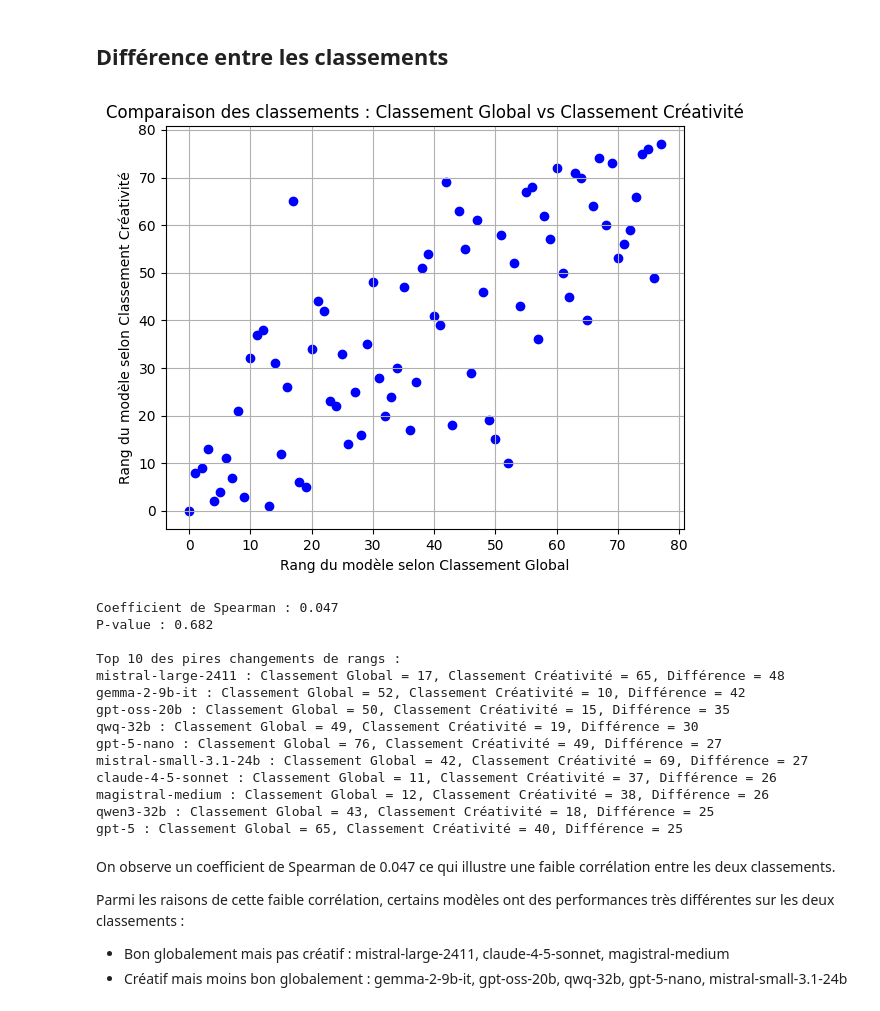
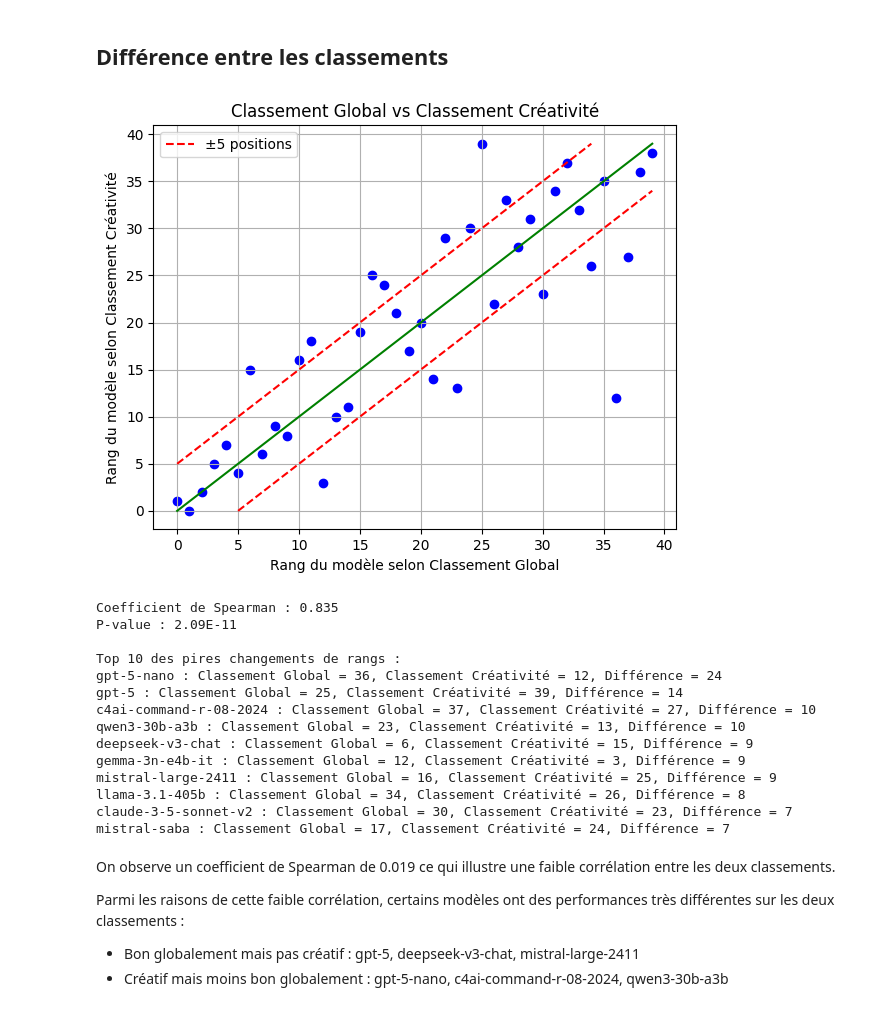
Before and after one commit to alexandre-faure/creativity-llm-comparia, a Jupyter notebook: 2_1_bradley_terry.ipynb, the cells around one changed output. Drawn from its saved outputs; the diff is of its cells as text; code cells hidden in the pictures.

Commit message:
Updated bradley terry

```diff
--- a/2_1_bradley_terry.ipynb
+++ b/2_1_bradley_terry.ipynb
@@ -276,5 +336,21 @@ array([[ 0,  1,  9, ...,  1,  3,  2],
 # %%
-beta_creative, ranking_creative = estimate_bradley_terry(creative_gains)
-print("Classement créatif des modèles (indices):", ranking_creative)
-print("Top 10 du classement créatif des modèles (noms):", [models[i] for i in ranking_creative][:5])
+duels = []
+for i, j in product(range(len(models)), repeat=2):
+    for _ in range(creative_gains[i, j]):
+        duels.append((i, j, 1))
+duels = np.array(duels)
+
+# Bootstrap avec détection automatique du B optimal
+result_creative = bootstrap_bradley_terry(
+    duels,
+    k=len(models),
+    B=1000,
+    alpha=0.05,
+    convergence_check=True,
+    conv_window=100,
+    conv_tol=0.005,
+    kept_models_idx=kept_models_idx
+)
+
+print_ranking(result_creative, models)
 # %% [output]
@@ -286,3 +378,4 @@ Top 10 du classement créatif des modèles (noms): ['gemini-2.0-flash', 'gemini-
 # %%
-plot_wins_by_ranking(creative_gains, ranking_creative, models, ranking_name="classement creative")
+ranking_creative = np.argsort(-result_creative.log_beta)
+plot_wins_by_ranking(creative_gains, ranking_creative, kept_models, ranking_name="classement creative")
 # %% [output]
@@ -302,57 +395,62 @@ def compare_rankings(ranking1, ranking2, models, title1="Classement 1", title2="
     Args:
         ranking1 (np.ndarray): Premier classement (indices des modèles).
         ranking2 (np.ndarray): Deuxième classement (indices des modèles).
         title1 (str): Titre du premier classement.
         title2 (str): Titre du deuxième classement.
     """
+    ranks_1_by_model = np.argsort(ranking1)
+    ranks_2_by_model = np.argsort(ranking2)
+
     # Calcul du coefficient de corrélation de Spearman
-    spearman_corr, p_value = spearmanr(ranking1, ranking2)
+    spearman_corr, p_value = spearmanr(ranks_1_by_model, ranks_2_by_model)
 
     # Visualisation des classements
     plt.figure(figsize=(6, 5))
 
     # Classement 1 en fonction du classement 2
-    ranks_1_by_model = np.argsort(ranking1)
-    ranks_2_by_model = np.argsort(ranking2)
     plt.scatter(ranks_1_by_model, ranks_2_by_model, color='blue')
-    plt.title(f"Comparaison des classements : {title1} vs {title2}")
+    plt.plot([0, len(models)-1], [0, len(models)-1], color='green')
+    plt.plot([5, len(models)-1], [0, len(models)-6], color='red', linestyle='--')
+    plt.plot([0, len(models)-6], [5, len(models)-1], color='red', linestyle='--', label="±5 positions")
+    plt.title(f"{title1} vs {title2}")
     plt.xlabel(f"Rang du modèle selon {title1}")
     plt.ylabel(f"Rang du modèle selon {title2}")
+    plt.legend()
     plt.grid()
     plt.tight_layout()
     plt.show()
 
     # Affichage du résultat
     print(f"Coefficient de Spearman : {spearman_corr:.3f}")
-    print(f"P-value : {p_value:.3f}")
+    print(f"P-value : {p_value:.2E}")
 
     # Top 5 des pires changement de rangs
     rank_diff = np.abs(ranks_1_by_model - ranks_2_by_model)
     worst_changes = np.argsort(rank_diff)[-10:]
     print("\nTop 10 des pires changements de rangs :")
     for idx in worst_changes[::-1]:
         print(f"{colored(models[idx], "red")} : {title1} = {ranks_1_by_model[idx]}, {title2} = {ranks_2_by_model[idx]}, {colored("Différence", "blue")} = {rank_diff[idx]}")
 
-compare_rankings(ranking_global, ranking_creative, models, "Classement Global", "Classement Créativité")
+compare_rankings(ranking_global, ranking_creative, kept_models, "Classement Global", "Classement Créativité")
 # %% [output]
-[figure, old version]
+[figure, new version]
-Coefficient de Spearman : 0.047
-P-value : 0.682
+Coefficient de Spearman : 0.835
+P-value : 2.09E-11
 
 Top 10 des pires changements de rangs :
-mistral-large-2411 : Classement Global = 17, Classement Créativité = 65, Différence = 48
-gemma-2-9b-it : Classement Global = 52, Classement Créativité = 10, Différence = 42
-gpt-oss-20b : Classement Global = 50, Classement Créativité = 15, Différence = 35
-qwq-32b : Classement Global = 49, Classement Créativité = 19, Différence = 30
-gpt-5-nano : Classement Global = 76, Classement Créativité = 49, Différence = 27
-mistral-small-3.1-24b : Classement Global = 42, Classement Créativité = 69, Différence = 27
-claude-4-5-sonnet : Classement Global = 11, Classement Créativité = 37, Différence = 26
-magistral-medium : Classement Global = 12, Classement Créativité = 38, Différence = 26
-qwen3-32b : Classement Global = 43, Classement Créativité = 18, Différence = 25
-gpt-5 : Classement Global = 65, Classement Créativité = 40, Différence = 25
+gpt-5-nano : Classement Global = 36, Classement Créativité = 12, Différence = 24
+gpt-5 : Classement Global = 25, Classement Créativité = 39, Différence = 14
+c4ai-command-r-08-2024 : Classement Global = 37, Classement Créativité = 27, Différence = 10
+qwen3-30b-a3b : Classement Global = 23, Classement Créativité = 13, Différence = 10
+deepseek-v3-chat : Classement Global = 6, Classement Créativité = 15, Différence = 9
+gemma-3n-e4b-it : Classement Global = 12, Classement Créativité = 3, Différence = 9
+mistral-large-2411 : Classement Global = 16, Classement Créativité = 25, Différence = 9
+llama-3.1-405b : Classement Global = 34, Classement Créativité = 26, Différence = 8
+claude-3-5-sonnet-v2 : Classement Global = 30, Classement Créativité = 23, Différence = 7
+mistral-saba : Classement Global = 17, Classement Créativité = 24, Différence = 7
 # %% [markdown]
-On observe un coefficient de Spearman de 0.047 ce qui illustre une faible corrélation entre les deux classements.
+On observe un coefficient de Spearman de 0.019 ce qui illustre une faible corrélation entre les deux classements.
 
 Parmi les raisons de cette faible corrélation, certains modèles ont des performances très différentes sur les deux classements :
-- Bon globalement mais pas créatif : mistral-large-2411, claude-4-5-sonnet, magistral-medium
-- Créatif mais moins bon globalement : gemma-2-9b-it, gpt-oss-20b, qwq-32b, gpt-5-nano, mistral-small-3.1-24b
+- Bon globalement mais pas créatif : gpt-5, deepseek-v3-chat, mistral-large-2411
+- Créatif mais moins bon globalement : gpt-5-nano, c4ai-command-r-08-2024, qwen3-30b-a3b
```
Also changed, not shown: parts of 17 cells of this notebook, 4 other files.
